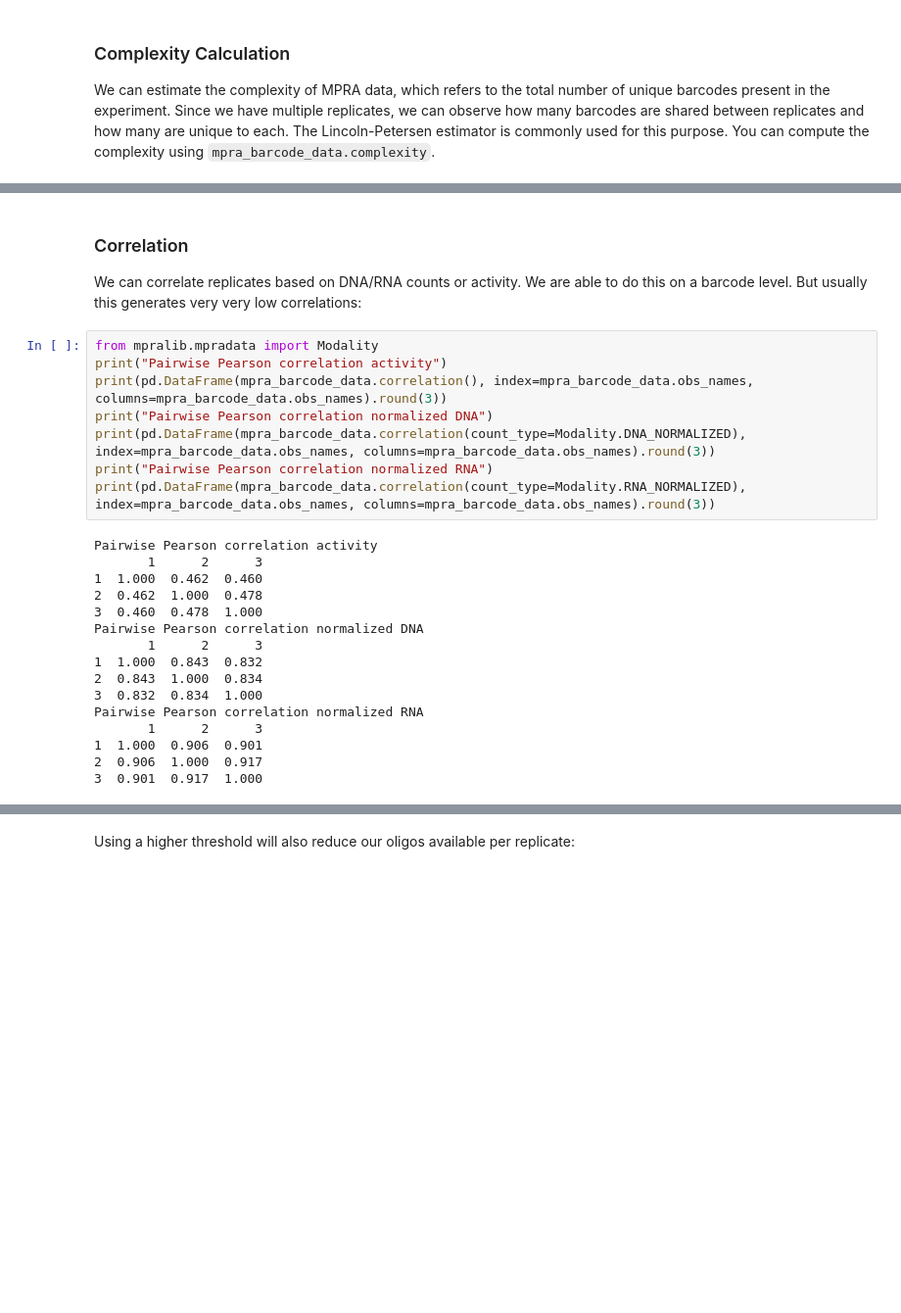
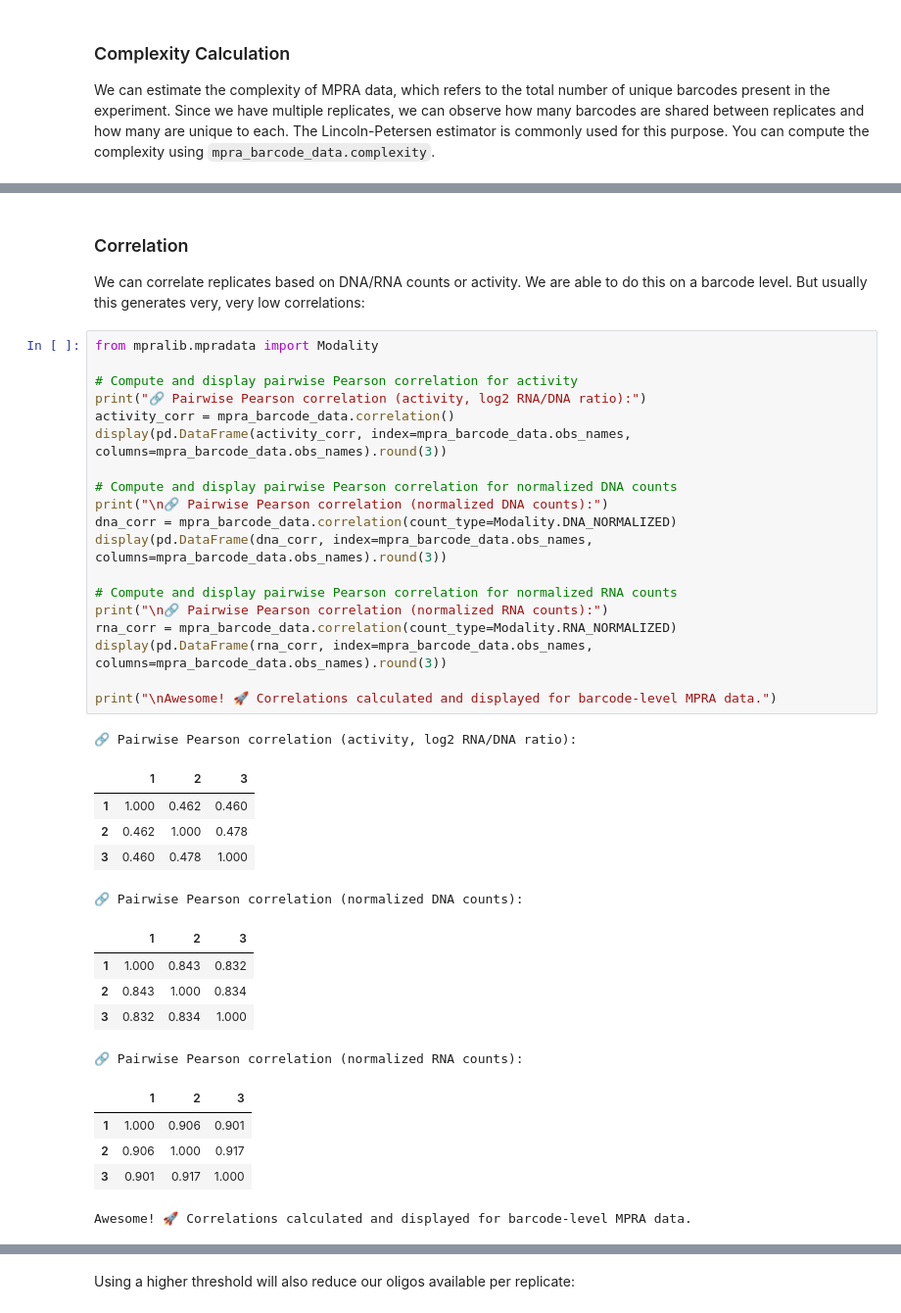
Before and after one commit to kircherlab/MPRAlib, a Jupyter notebook: examples/mpralib.ipynb, the cells around one changed output, grey strips where cells are left out. Shown at 98% size. Drawn from its saved outputs; the diff is of its cells as text; blank space fills up the shorter version.

```diff
--- a/examples/mpralib.ipynb
+++ b/examples/mpralib.ipynb
@@ -96,29 +108,41 @@ int(np.median(complexity[np.triu_indices_from(complexity,k=1)])) # median comple
 # %% [markdown]
 ### Correlation
 
-We can correlate replicates based on DNA/RNA counts or activity. We are able to do this on a barcode level. But usually this generates very very low correlations:
+We can correlate replicates based on DNA/RNA counts or activity. We are able to do this on a barcode level. But usually this generates very, very low correlations:
-# %%
-from mpralib.mpradata import Modality
-print("Pairwise Pearson correlation activity")
-print(pd.DataFrame(mpra_barcode_data.correlation(), index=mpra_barcode_data.obs_names, columns=mpra_barcode_data.obs_names).round(3))
-print("Pairwise Pearson correlation normalized DNA")
-print(pd.DataFrame(mpra_barcode_data.correlation(count_type=Modality.DNA_NORMALIZED), index=mpra_barcode_data.obs_names, columns=mpra_barcode_data.obs_names).round(3))
-print("Pairwise Pearson correlation normalized RNA")
-print(pd.DataFrame(mpra_barcode_data.correlation(count_type=Modality.RNA_NORMALIZED), index=mpra_barcode_data.obs_names, columns=mpra_barcode_data.obs_names).round(3))
-# %% [output]
-Pairwise Pearson correlation activity
-       1      2      3
-1  1.000  0.462  0.460
-2  0.462  1.000  0.478
-3  0.460  0.478  1.000
-Pairwise Pearson correlation normalized DNA
-       1      2      3
-1  1.000  0.843  0.832
-2  0.843  1.000  0.834
-3  0.832  0.834  1.000
-Pairwise Pearson correlation normalized RNA
-       1      2      3
-1  1.000  0.906  0.901
-2  0.906  1.000  0.917
-3  0.901  0.917  1.000
+# %%
+from mpralib.mpradata import Modality
+
+# Compute and display pairwise Pearson correlation for activity
+print("🔗 Pairwise Pearson correlation (activity, log2 RNA/DNA ratio):")
+activity_corr = mpra_barcode_data.correlation()
+display(pd.DataFrame(activity_corr, index=mpra_barcode_data.obs_names, columns=mpra_barcode_data.obs_names).round(3))
+
+# Compute and display pairwise Pearson correlation for normalized DNA counts
+print("\n🔗 Pairwise Pearson correlation (normalized DNA counts):")
+dna_corr = mpra_barcode_data.correlation(count_type=Modality.DNA_NORMALIZED)
+display(pd.DataFrame(dna_corr, index=mpra_barcode_data.obs_names, columns=mpra_barcode_data.obs_names).round(3))
+
+# Compute and display pairwise Pearson correlation for normalized RNA counts
+print("\n🔗 Pairwise Pearson correlation (normalized RNA counts):")
+rna_corr = mpra_barcode_data.correlation(count_type=Modality.RNA_NORMALIZED)
+display(pd.DataFrame(rna_corr, index=mpra_barcode_data.obs_names, columns=mpra_barcode_data.obs_names).round(3))
+
+print("\nAwesome! 🚀 Correlations calculated and displayed for barcode-level MPRA data.")
+# %% [output]
+🔗 Pairwise Pearson correlation (activity, log2 RNA/DNA ratio):
+|  | 1 | 2 | 3 |
+| 1 | 1.000 | 0.462 | 0.460 |
+| 2 | 0.462 | 1.000 | 0.478 |
+| 3 | 0.460 | 0.478 | 1.000 |
+🔗 Pairwise Pearson correlation (normalized DNA counts):
+|  | 1 | 2 | 3 |
+| 1 | 1.000 | 0.843 | 0.832 |
+| 2 | 0.843 | 1.000 | 0.834 |
+| 3 | 0.832 | 0.834 | 1.000 |
+🔗 Pairwise Pearson correlation (normalized RNA counts):
+|  | 1 | 2 | 3 |
+| 1 | 1.000 | 0.906 | 0.901 |
+| 2 | 0.906 | 1.000 | 0.917 |
+| 3 | 0.901 | 0.917 | 1.000 |
+Awesome! 🚀 Correlations calculated and displayed for barcode-level MPRA data.
 # %% [markdown]
```
Also changed, not shown: parts of 35 cells of this notebook.
